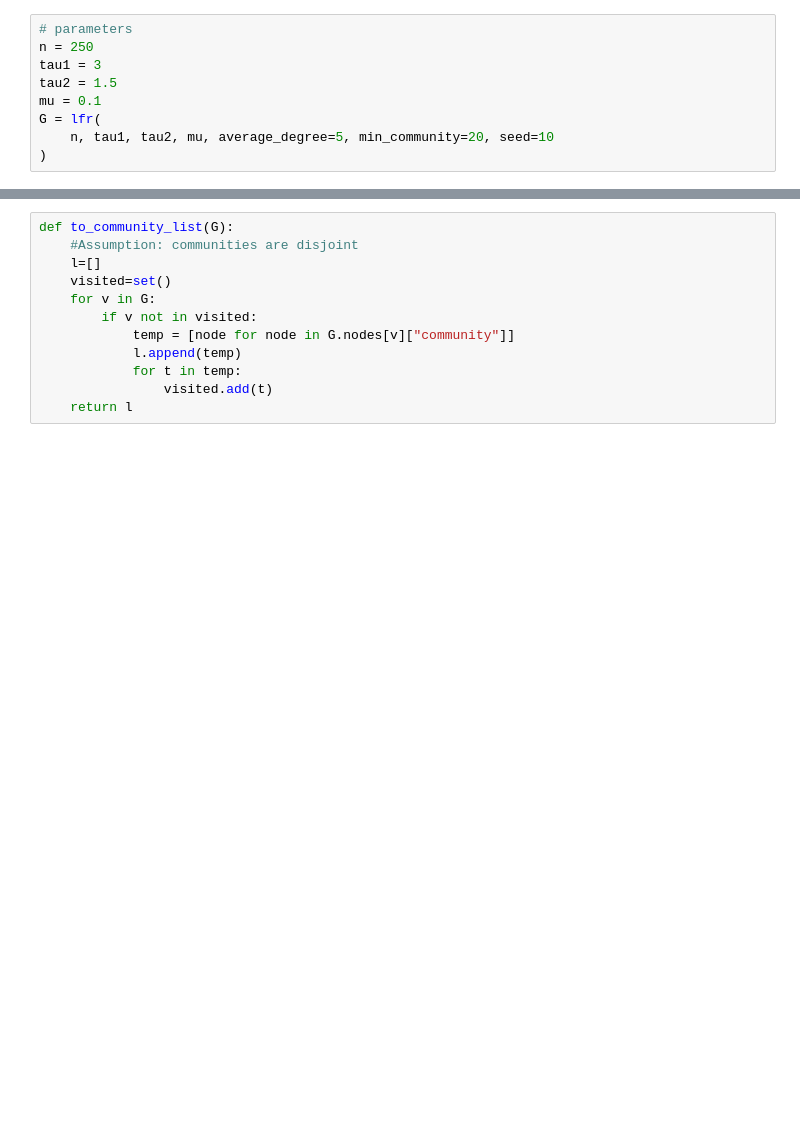
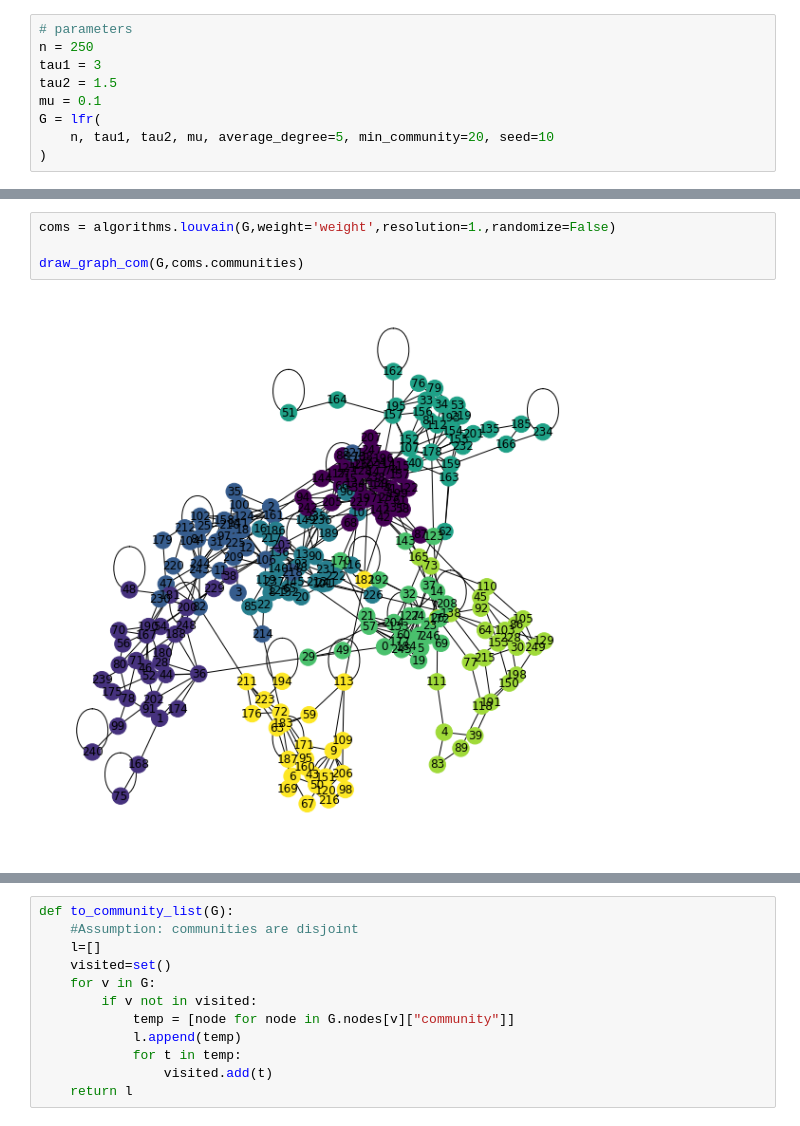
Before and after one commit to sajjadGG/Community-Detection-Task, a Jupyter notebook: Explore.ipynb, the cells around one changed output, grey strips where cells are left out. Saved outputs shown, nothing was run; the diff lists cells and outputs as text; blank space fills up the shorter version.

```diff
--- a/Explore.ipynb
+++ b/Explore.ipynb
@@ -110,0 +115,6 @@ l = [G.nodes[v]["community"] for v in G]
+# %%
+coms = algorithms.louvain(G,weight='weight',resolution=1.,randomize=False)
+
+draw_graph_com(G,coms.communities)
+# %% [output]
+[figure, added]
```
Also changed, not shown: parts of 17 cells of this notebook.
